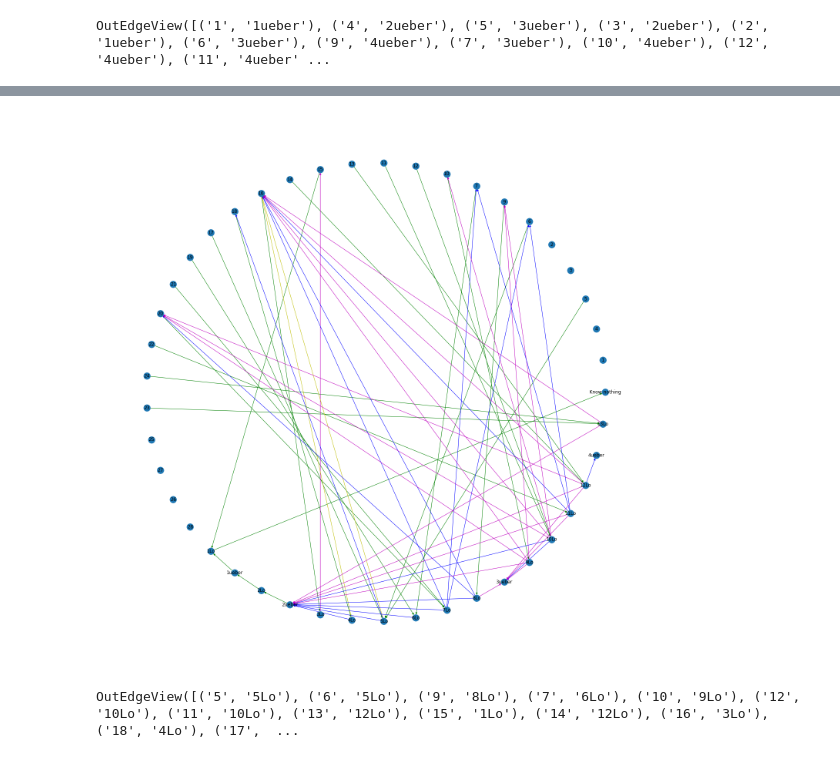
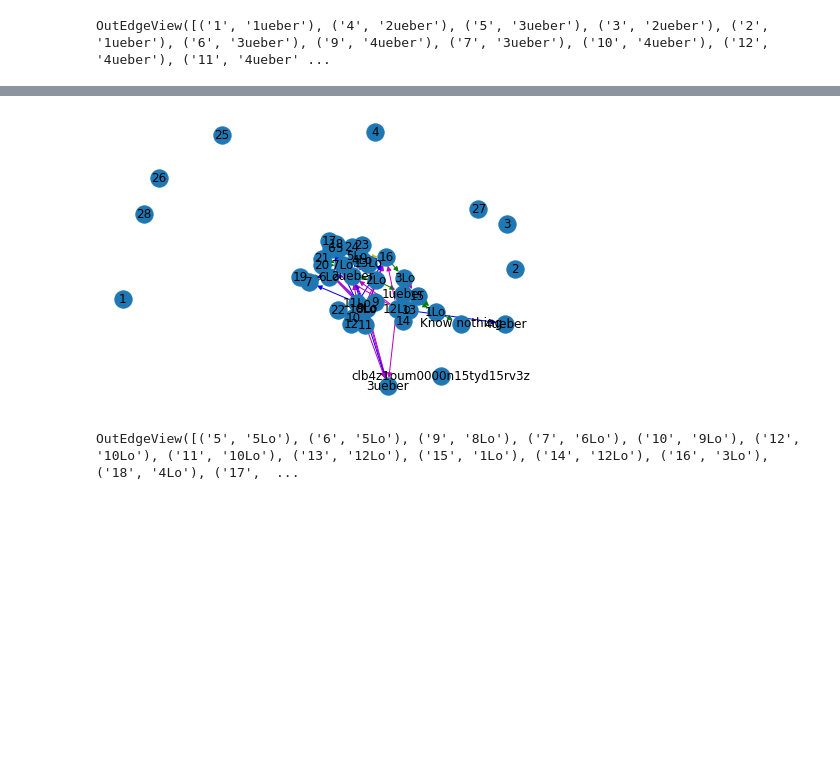
Before and after one commit to e-Learning-by-SSE/nm-competence-ai-service, a Jupyter notebook: findPath_pi.ipynb, the cells around one changed output, grey strips where cells are left out. Cells and saved outputs as stored; diff of their text form; code cells hidden in the pictures; blank space fills up the shorter version.

```diff
--- a/findPath_pi.ipynb
+++ b/findPath_pi.ipynb
@@ -382,8 +387,8 @@ nx.draw(grLO, pos=pos,edge_color=colors, with_labels=True)
 # %%
 grLO_reversed = nx.reverse(grLO)
-nx.draw(grLO_reversed, pos=pos,edge_color=colors, with_labels=True)
+nx.draw(grLO_reversed,edge_color=colors, with_labels=True)
 # %% [output]
-[figure, old version]
+[figure, new version]
 # %%
 grLO_reversed.edges
 # %% [output]
```
Also changed, not shown: parts of 13 cells of this notebook, 3 other files.
